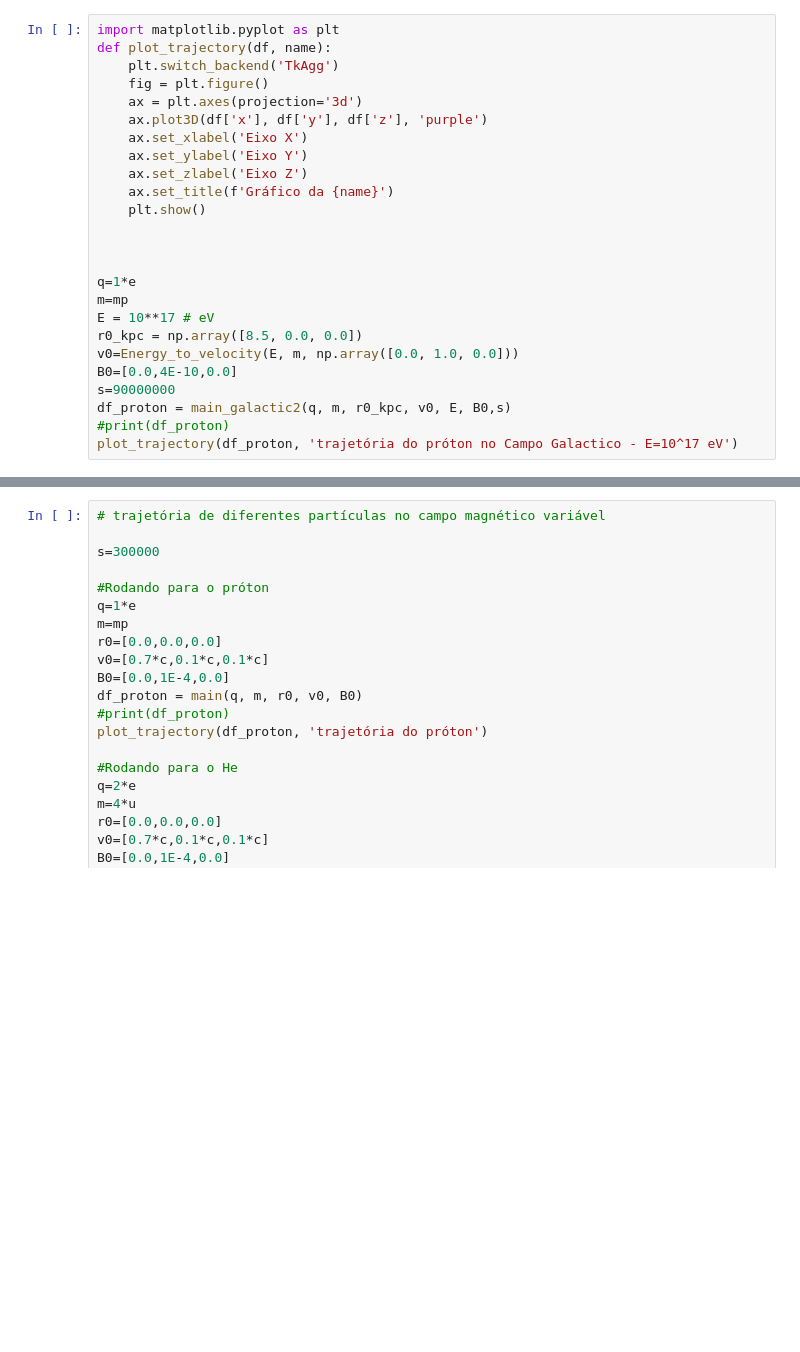
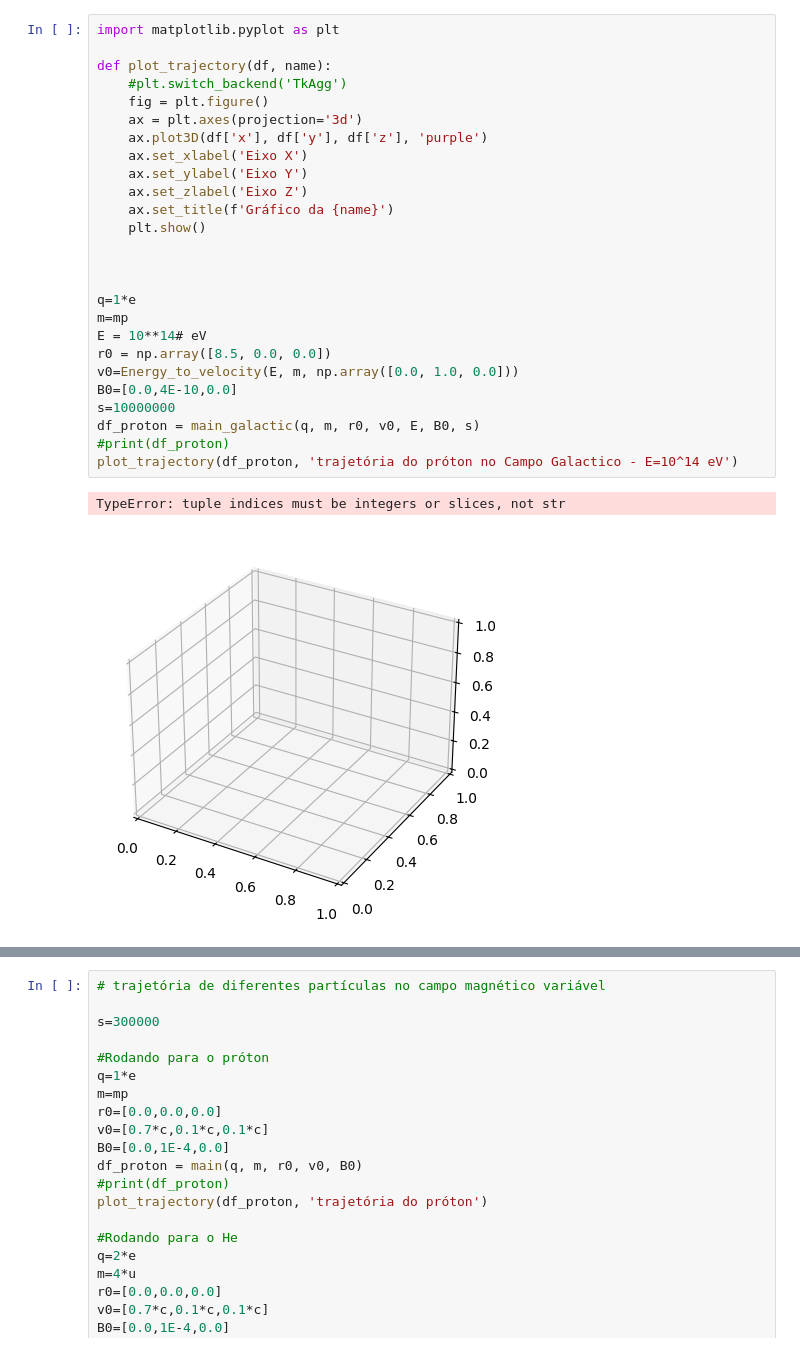
Before and after one commit to raissabaastos/Cosmic-Rays, a Jupyter notebook: CRs.ipynb, the cells around one changed output, grey strips where cells are left out. Drawn from its saved outputs; the diff is of its cells as text; blank space fills up the shorter version.

```diff
--- a/CRs.ipynb
+++ b/CRs.ipynb
@@ -376,28 +484,32 @@ def main_galactic2(q, m, r0_kpc, v0, E, B0_ext, num_steps):
 # %%
 import matplotlib.pyplot as plt
+
 def plot_trajectory(df, name):
-    plt.switch_backend('TkAgg')
+    #plt.switch_backend('TkAgg')
     fig = plt.figure()
     ax = plt.axes(projection='3d')
     ax.plot3D(df['x'], df['y'], df['z'], 'purple')
     ax.set_xlabel('Eixo X')
     ax.set_ylabel('Eixo Y')
     ax.set_zlabel('Eixo Z')
     ax.set_title(f'Gráfico da {name}')
     plt.show()
 
 
 
 q=1*e
 m=mp
-E = 10**17 # eV
-r0_kpc = np.array([8.5, 0.0, 0.0])
+E = 10**14# eV
+r0 = np.array([8.5, 0.0, 0.0])
 v0=Energy_to_velocity(E, m, np.array([0.0, 1.0, 0.0]))
 B0=[0.0,4E-10,0.0]
-s=90000000
-df_proton = main_galactic2(q, m, r0_kpc, v0, E, B0,s)
+s=10000000
+df_proton = main_galactic(q, m, r0, v0, E, B0, s)
 #print(df_proton)
-plot_trajectory(df_proton, 'trajetória do próton no Campo Galactico - E=10^17 eV')
+plot_trajectory(df_proton, 'trajetória do próton no Campo Galactico - E=10^14 eV')
+# %% [output]
+TypeError: tuple indices must be integers or slices, not str
+[figure, added]
 # %%
 import matplotlib.pyplot as plt
 import numpy as np
```
Also changed, not shown: parts of 8 cells of this notebook, 3 other files.
